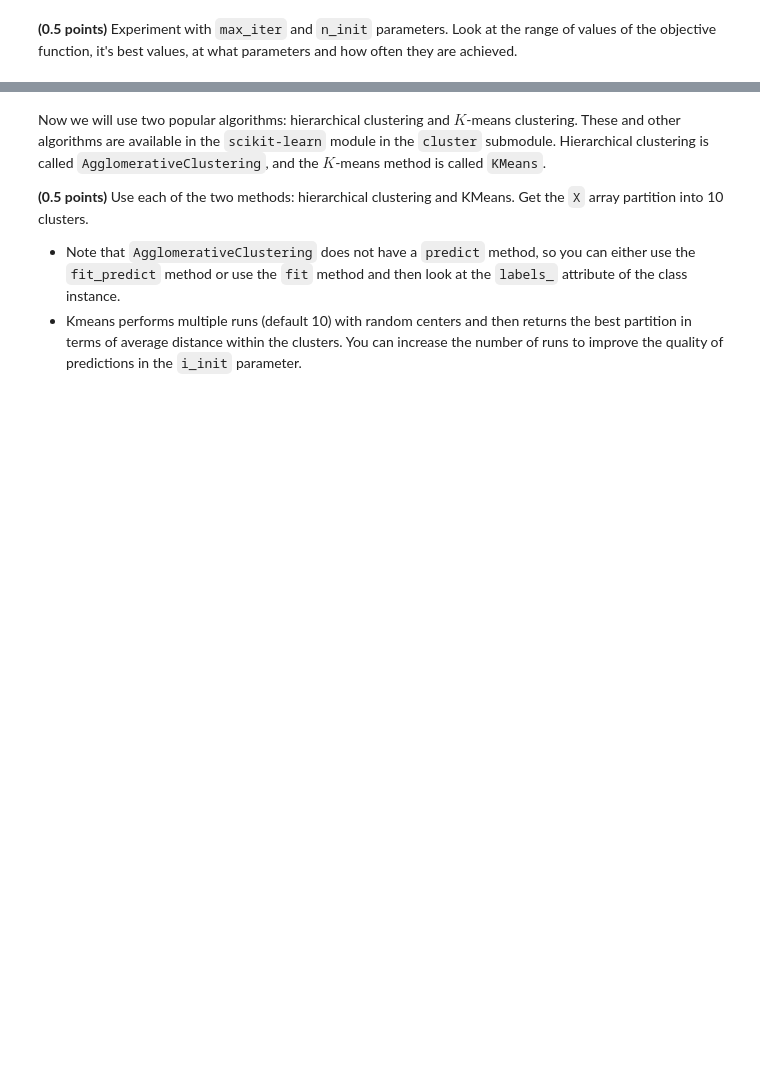
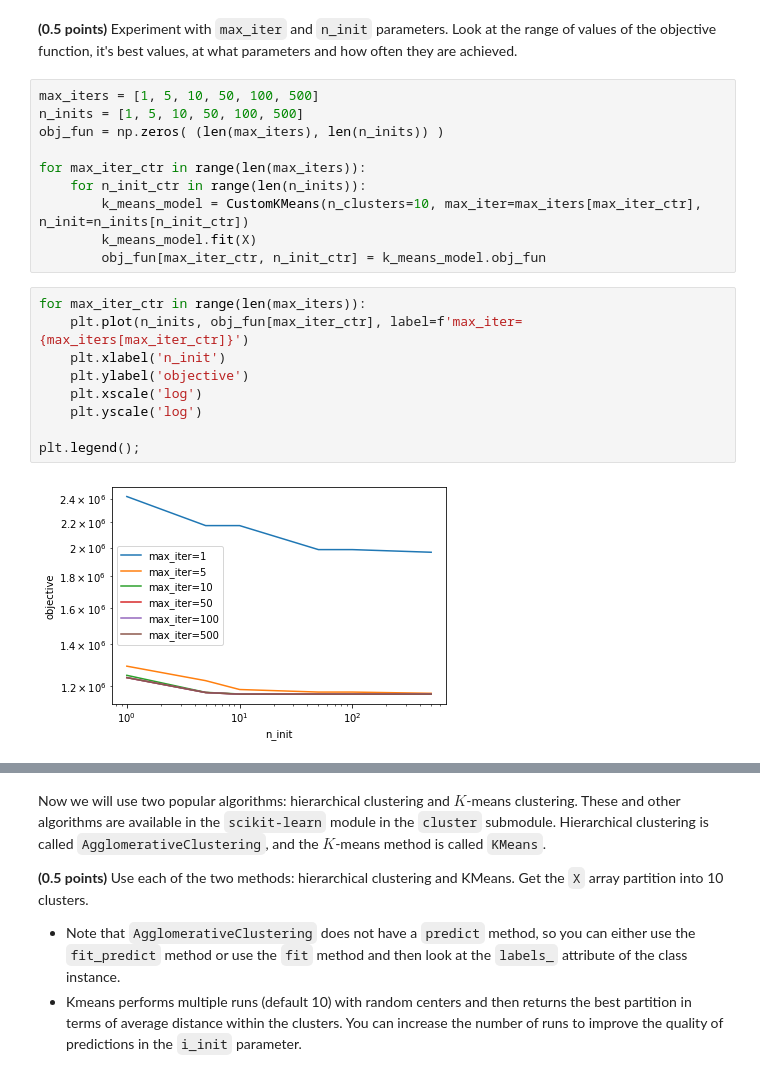
Before and after one commit to zappaz00/8_clustering, a Jupyter notebook: clustering.ipynb, the cells around one changed output, grey strips where cells are left out. Saved outputs shown, nothing was run; the diff lists cells and outputs as text; blank space fills up the shorter version.

```diff
--- a/clustering.ipynb
+++ b/clustering.ipynb
@@ -146,2 +177,23 @@ assert custom_kmeans_labels.shape == (1797,)
 # %% [markdown]
 **(0.5 points)** Experiment with `max_iter` and `n_init` parameters. Look at the range of values of the objective function, it's best values, at what parameters and how often they are achieved.
+# %%
+max_iters = [1, 5, 10, 50, 100, 500]
+n_inits = [1, 5, 10, 50, 100, 500]
+obj_fun = np.zeros( (len(max_iters), len(n_inits)) )
+
+for max_iter_ctr in range(len(max_iters)):
+    for n_init_ctr in range(len(n_inits)):
+        k_means_model = CustomKMeans(n_clusters=10, max_iter=max_iters[max_iter_ctr], n_init=n_inits[n_init_ctr])
+        k_means_model.fit(X)
+        obj_fun[max_iter_ctr, n_init_ctr] = k_means_model.obj_fun
+# %%
+for max_iter_ctr in range(len(max_iters)):
+    plt.plot(n_inits, obj_fun[max_iter_ctr], label=f'max_iter={max_iters[max_iter_ctr]}')
+    plt.xlabel('n_init')
+    plt.ylabel('objective')
+    plt.xscale('log')
+    plt.yscale('log')
+
+plt.legend();
+# %% [output]
+[figure, added]
```
Also changed, not shown: parts of 12 cells of this notebook.
